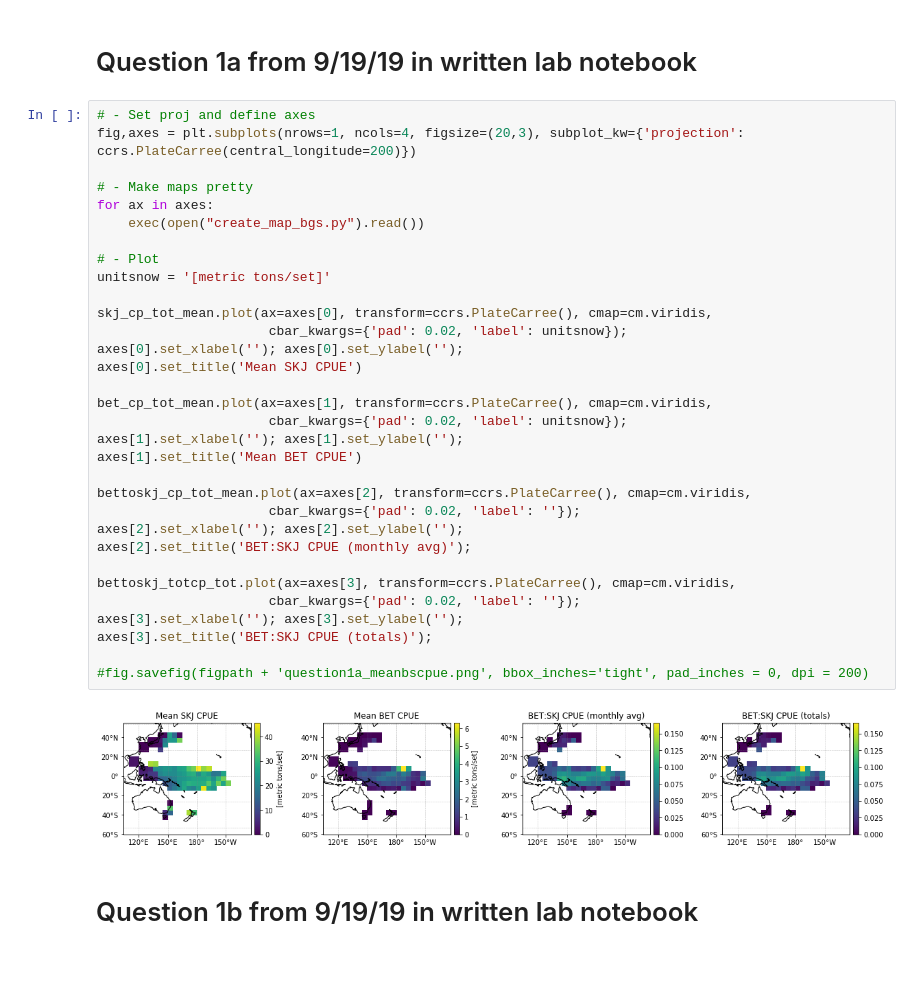
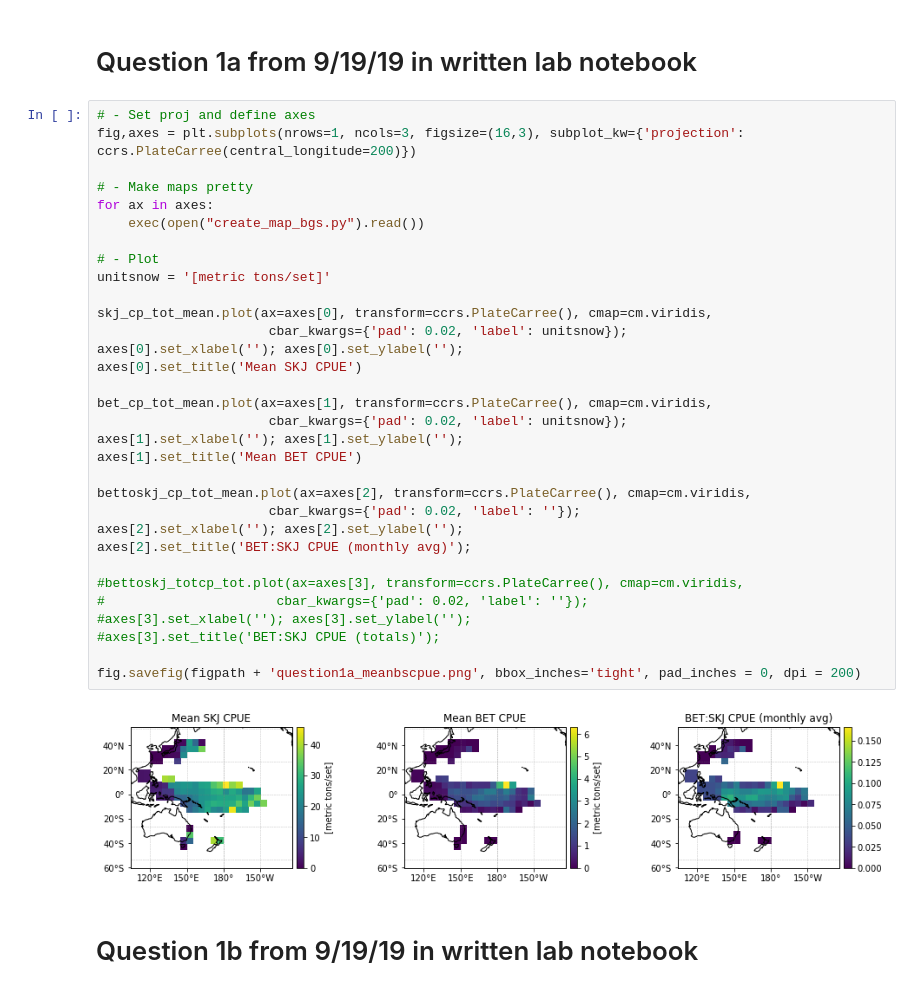
Before and after one commit to shirleyswirley/skipjack-bigeye-separation, a Jupyter notebook: python/wcpfc_question012.ipynb, the cells around one changed output. Cells and saved outputs as stored; diff of their text form; blank space fills up the shorter version.

```diff
--- a/python/wcpfc_question012.ipynb
+++ b/python/wcpfc_question012.ipynb
@@ -260,38 +260,38 @@ axes[2].set_title('BET:SKJ vs. SKJ CPUE anom correlation p-value');
 # Question 1a from 9/19/19 in written lab notebook
 # %%
 # - Set proj and define axes
-fig,axes = plt.subplots(nrows=1, ncols=4, figsize=(20,3), subplot_kw={'projection': ccrs.PlateCarree(central_longitude=200)})
+fig,axes = plt.subplots(nrows=1, ncols=3, figsize=(16,3), subplot_kw={'projection': ccrs.PlateCarree(central_longitude=200)})
 
 # - Make maps pretty
 for ax in axes:
     exec(open("create_map_bgs.py").read())
 
 # - Plot
 unitsnow = '[metric tons/set]'
 
 skj_cp_tot_mean.plot(ax=axes[0], transform=ccrs.PlateCarree(), cmap=cm.viridis,
                       cbar_kwargs={'pad': 0.02, 'label': unitsnow});
 axes[0].set_xlabel(''); axes[0].set_ylabel('');
 axes[0].set_title('Mean SKJ CPUE')
 
 bet_cp_tot_mean.plot(ax=axes[1], transform=ccrs.PlateCarree(), cmap=cm.viridis,
                       cbar_kwargs={'pad': 0.02, 'label': unitsnow});
 axes[1].set_xlabel(''); axes[1].set_ylabel('');
 axes[1].set_title('Mean BET CPUE')
 
 bettoskj_cp_tot_mean.plot(ax=axes[2], transform=ccrs.PlateCarree(), cmap=cm.viridis,
                       cbar_kwargs={'pad': 0.02, 'label': ''});
 axes[2].set_xlabel(''); axes[2].set_ylabel('');
 axes[2].set_title('BET:SKJ CPUE (monthly avg)');
 
-bettoskj_totcp_tot.plot(ax=axes[3], transform=ccrs.PlateCarree(), cmap=cm.viridis,
-                      cbar_kwargs={'pad': 0.02, 'label': ''});
-axes[3].set_xlabel(''); axes[3].set_ylabel('');
-axes[3].set_title('BET:SKJ CPUE (totals)');
+#bettoskj_totcp_tot.plot(ax=axes[3], transform=ccrs.PlateCarree(), cmap=cm.viridis,
+#                      cbar_kwargs={'pad': 0.02, 'label': ''});
+#axes[3].set_xlabel(''); axes[3].set_ylabel('');
+#axes[3].set_title('BET:SKJ CPUE (totals)');
 
-#fig.savefig(figpath + 'question1a_meanbscpue.png', bbox_inches='tight', pad_inches = 0, dpi = 200)
+fig.savefig(figpath + 'question1a_meanbscpue.png', bbox_inches='tight', pad_inches = 0, dpi = 200)
 # %% [output]
-[figure, old version]
+[figure, new version]
 # %% [markdown]
 # Question 1b from 9/19/19 in written lab notebook
 # %% [markdown]
```
Also changed, not shown: parts of 32 cells of this notebook, 20 other files.
